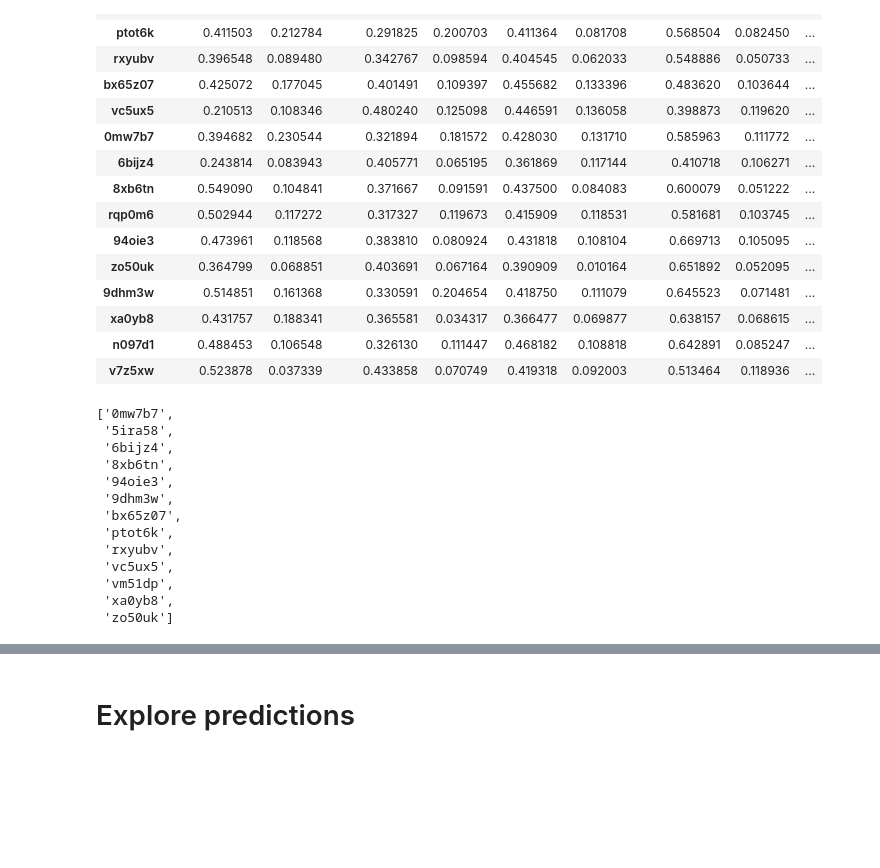
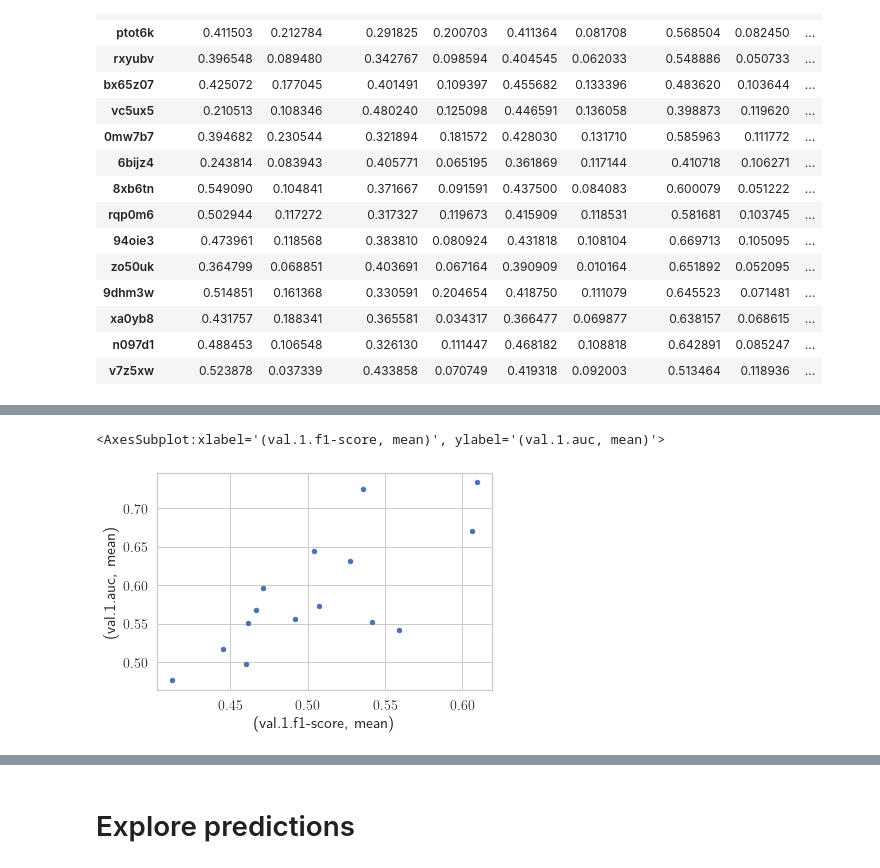
Before and after one commit to matthiaszeller/GNN-MI, a Jupyter notebook: notebook/results-table.ipynb, the cells around one changed output, grey strips where cells are left out. Cells and saved outputs as stored; diff of their text form; code cells hidden in the pictures; blank space fills up the shorter version.

Commit message:
add plot

```diff
--- a/notebook/results-table.ipynb
+++ b/notebook/results-table.ipynb
@@ -139,22 +139,6 @@ df.loc[df_config.index]
 | xa0yb8 | 0.431757 | 0.188341 | 0.365581 | 0.034317 | 0.366477 | 0.069877 | 0.638157 | 0.068615 | ... |
 | n097d1 | 0.488453 | 0.106548 | 0.326130 | 0.111447 | 0.468182 | 0.108818 | 0.642891 | 0.085247 | ... |
 | v7z5xw | 0.523878 | 0.037339 | 0.433858 | 0.070749 | 0.419318 | 0.092003 | 0.513464 | 0.118936 | ... |
-# %%
-df.index.tolist()
-# %% [output]
-['0mw7b7',
- '5ira58',
- '6bijz4',
- '8xb6tn',
- '94oie3',
- '9dhm3w',
- 'bx65z07',
- 'ptot6k',
- 'rxyubv',
- 'vc5ux5',
- 'vm51dp',
- 'xa0yb8',
- 'zo50uk']
 # %%
 def to_tex(df, float_format="{:0.2f}".format):
     metrics = df.columns.get_level_values(0)
@@ -212,3 +196,6 @@ n097d1  &                            WssToCnc\_rot &        GIN &          - &
 v7z5xw  &                            WssToCnc\_rot &        GIN &          - &               8 &                           - &           normalize \\
 \bottomrule
 \end{tabular}
+# %%
+df.plot(x=('val.1.f1-score', 'mean'), y=('val.1.auc', 'mean'), kind='scatter')
+# %% [output]
@@ -214,0 +203,2 @@ v7z5xw  &                            WssToCnc\_rot &        GIN &          - &
+<AxesSubplot:xlabel='(val.1.f1-score, mean)', ylabel='(val.1.auc, mean)'>
+[figure, added]
```
Also changed, not shown: parts of 2 cells of this notebook.
